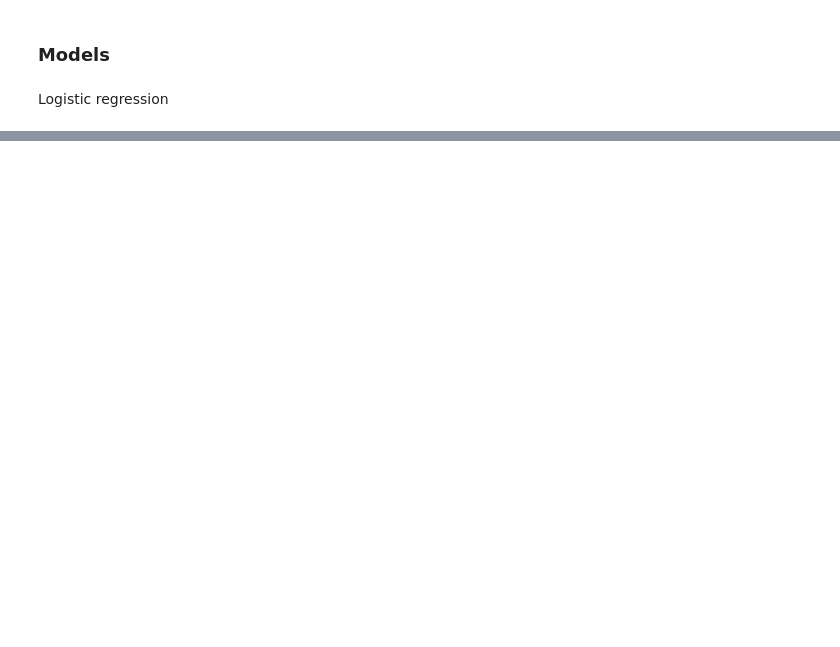
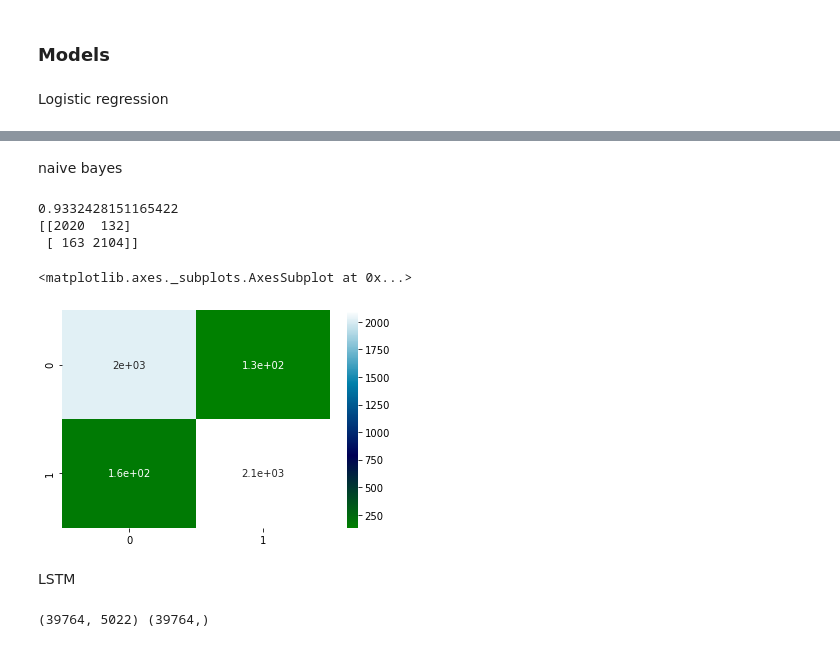
Before and after one commit to iasnobmatsu/COMP-562-Final-Project, a Jupyter notebook: models.ipynb, the cells around one changed output, grey strips where cells are left out. Cells and saved outputs as stored; diff of their text form; code cells hidden in the pictures; blank space fills up the shorter version.

```diff
--- a/models.ipynb
+++ b/models.ipynb
@@ -175,0 +196,19 @@ sns.heatmap(cm, cmap='ocean')
+# %% [markdown]
+naive bayes
+# %%
+
+nb = MultinomialNB()
+nb.fit(X_train, y_train)
+nb_pred=nb.predict(X_test)
+print(nb.score(X_test, y_test))
+nb_cm=confusion_matrix(y_test,nb_pred)
+print(nb_cm)
+sns.heatmap(nb_cm, annot=True,cmap='ocean')
+# %% [output]
+0.9332428151165422
+[[2020  132]
+ [ 163 2104]]
+<matplotlib.axes._subplots.AxesSubplot at 0x...>
+[figure, added]
+# %% [markdown]
+LSTM
@@ -175,0 +224,4 @@ sns.heatmap(cm, cmap='ocean')
+# %%
+print(X_train.shape, y_train.shape)
+# %% [output]
+(39764, 5022) (39764,)
```
Also changed, not shown: parts of 25 cells of this notebook, 14 other files.
